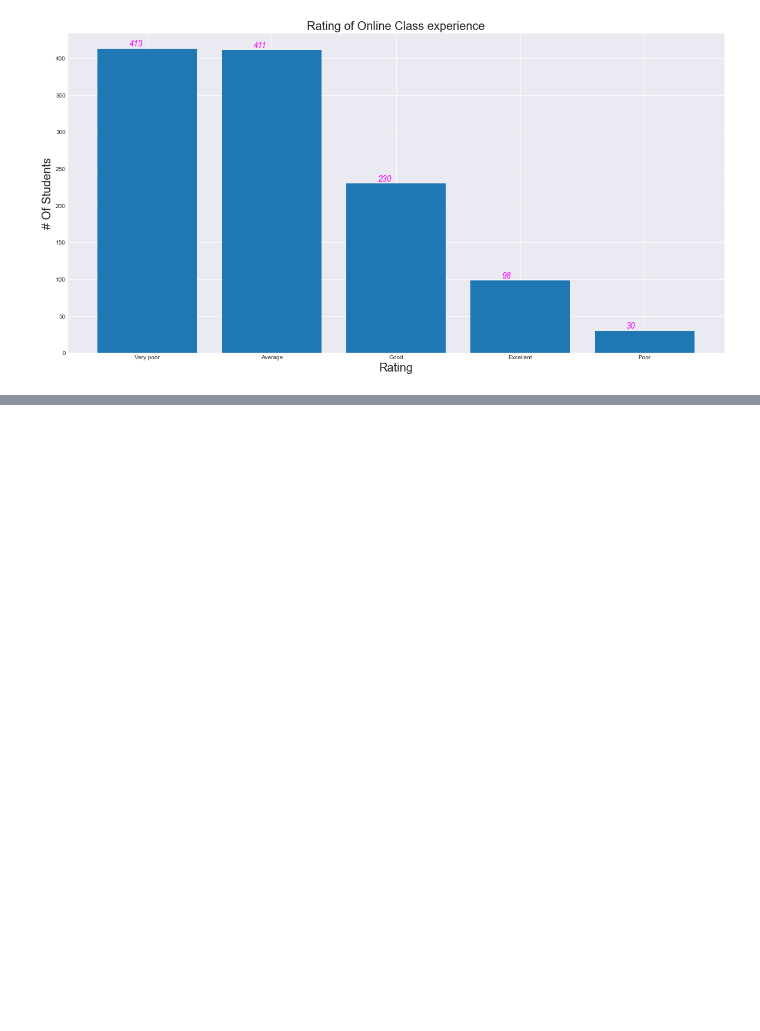
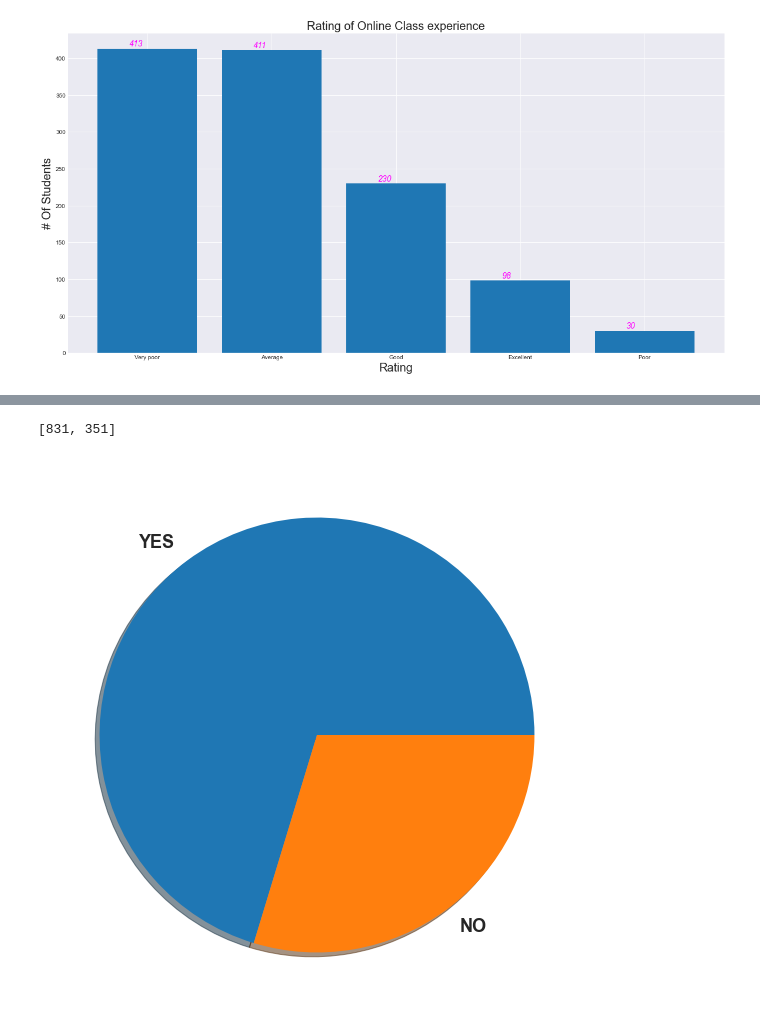
Before and after one commit to Jisha-tr/Covid19-and-impact-on-students, a Jupyter notebook: Covid19 and impact on students.ipynb, the cells around one changed output, grey strips where cells are left out. Drawn from its saved outputs; the diff is of its cells as text; code cells hidden in the pictures; blank space fills up the shorter version.

```diff
--- a/Covid19 and impact on students.ipynb
+++ b/Covid19 and impact on students.ipynb
@@ -273,0 +313,11 @@ ax.grid(True)
+# %%
+connected = df['Do you find yourself more connected with your family, close friends , relatives  ?'].value_counts().keys().tolist()
+counts = df['Do you find yourself more connected with your family, close friends , relatives  ?'].value_counts().tolist()
+counts
+# %% [output]
+[831, 351]
+# %%
+plt.pie(counts, labels = connected, shadow = True, textprops = {'fontsize':18, 'weight':'bold'})
+plt.show()
+# %% [output]
+[figure, added]
```
Also changed, not shown: parts of 9 cells of this notebook, 1 other file.
